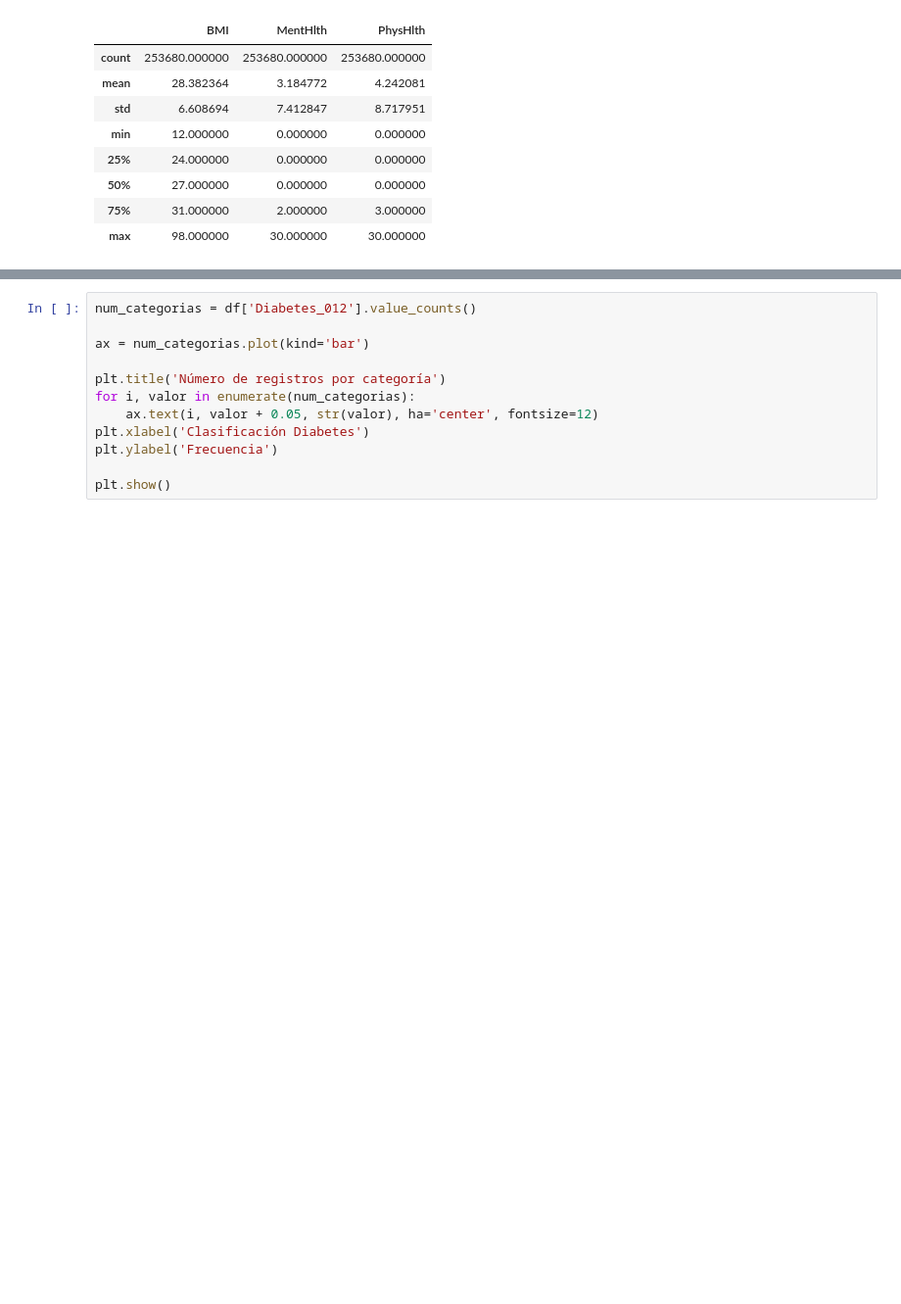
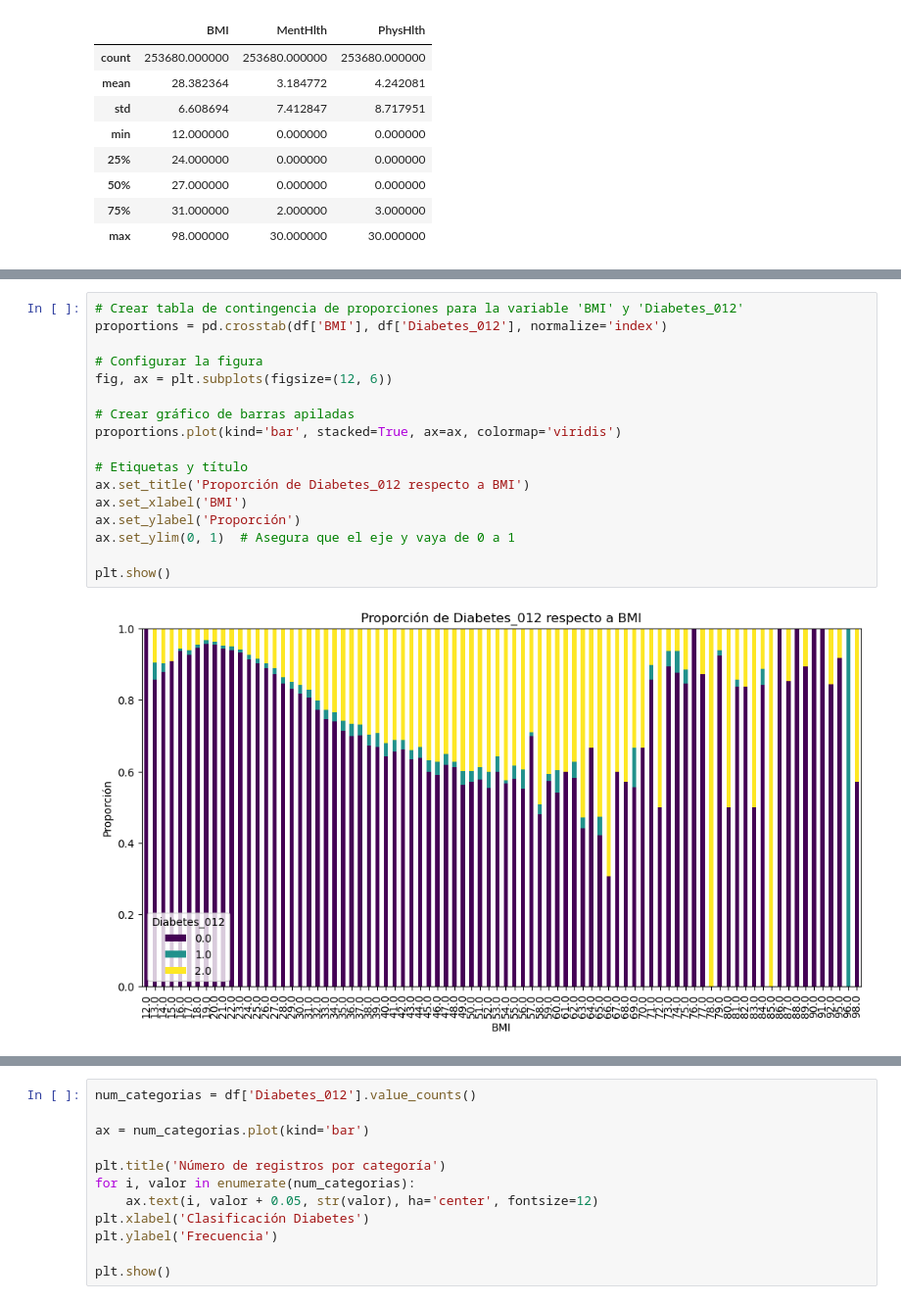
Before and after one commit to ViviF/Proyecto_Diabetes, a Jupyter notebook: Exploracion_datos/exploracion_dataset.ipynb, the cells around one changed output, grey strips where cells are left out. Shown at 98% size. Cells and saved outputs as stored; diff of their text form; blank space fills up the shorter version.

```diff
--- a/Exploracion_datos/exploracion_dataset.ipynb
+++ b/Exploracion_datos/exploracion_dataset.ipynb
@@ -177,0 +133,19 @@ PhysHlth  0.121141  0.353619  1.000000
+# %%
+# Crear tabla de contingencia de proporciones para la variable 'BMI' y 'Diabetes_012'
+proportions = pd.crosstab(df['BMI'], df['Diabetes_012'], normalize='index')
+
+# Configurar la figura
+fig, ax = plt.subplots(figsize=(12, 6))
+
+# Crear gráfico de barras apiladas
+proportions.plot(kind='bar', stacked=True, ax=ax, colormap='viridis')
+
+# Etiquetas y título
+ax.set_title('Proporción de Diabetes_012 respecto a BMI')
+ax.set_xlabel('BMI')
+ax.set_ylabel('Proporción')
+ax.set_ylim(0, 1)  # Asegura que el eje y vaya de 0 a 1
+
+plt.show()
+# %% [output]
+[figure, added]
```
Also changed, not shown: parts of 10 cells of this notebook.
